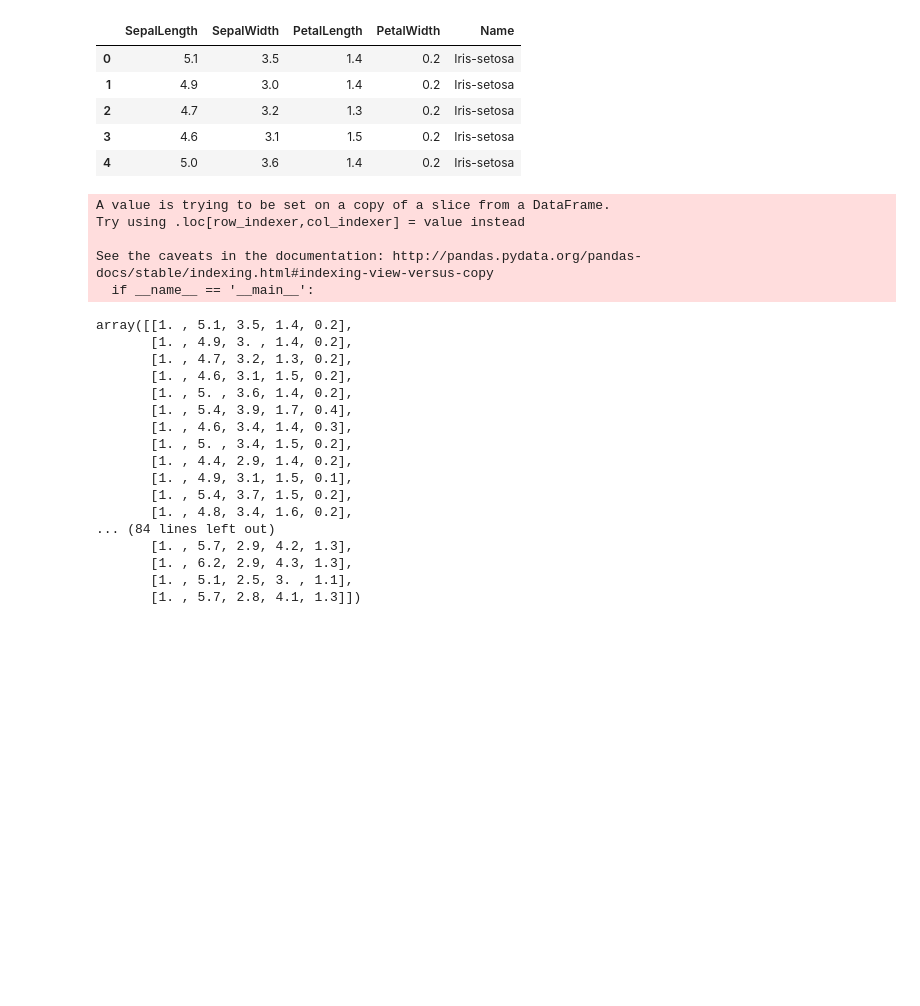
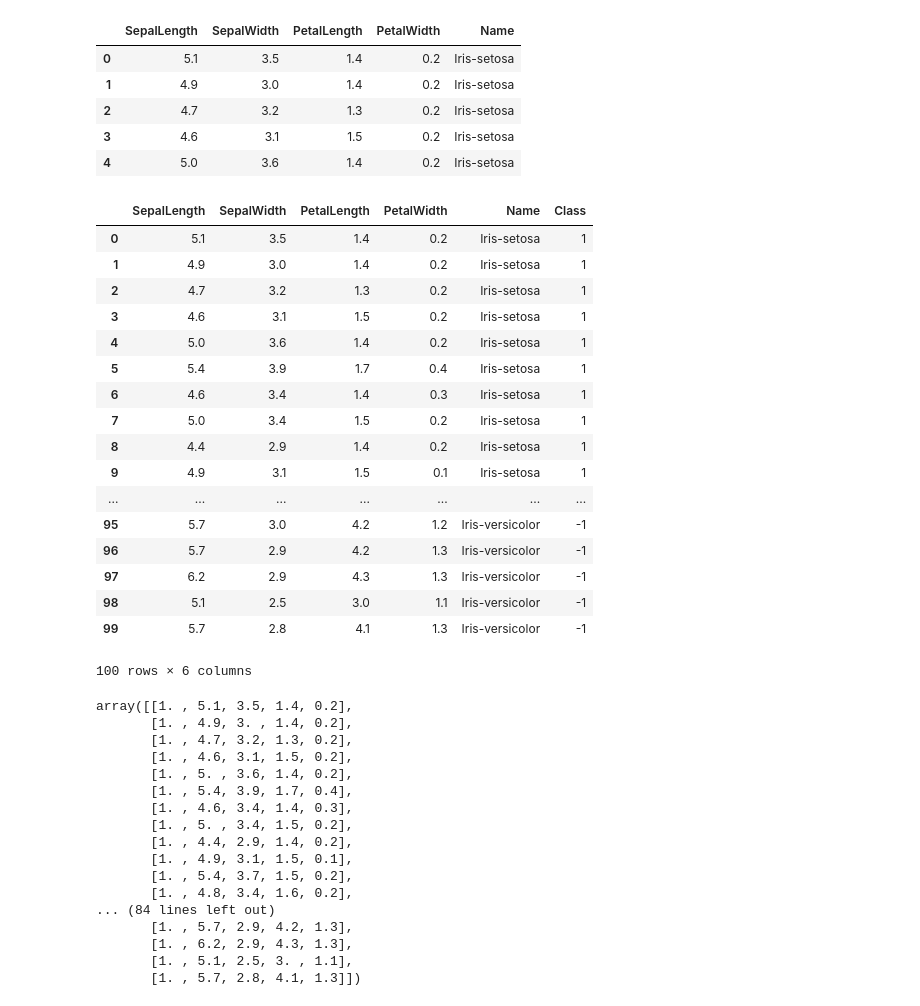
Before and after one commit to france5289/NeuralNetowrk_HM1, a Jupyter notebook: Perceptron.ipynb, the cells around one changed output. Drawn from its saved outputs; the diff is of its cells as text; code cells hidden in the pictures; blank space fills up the shorter version.

```diff
--- a/Perceptron.ipynb
+++ b/Perceptron.ipynb
@@ -17,13 +17,27 @@ test_data.head()
 | 3 | 4.6 | 3.1 | 1.5 | 0.2 | Iris-setosa |
 | 4 | 5.0 | 3.6 | 1.4 | 0.2 | Iris-setosa |
 # %%
-test_data['Class'] = np.where(test_data['Name']=='Iris-setosa', 1,-1)
+test_data = test_data.assign(Class = pd.Series(np.where(test_data['Name']=='Iris-setosa', 1,-1)))
+test_data
 # %% [output]
+|  | SepalLength | SepalWidth | PetalLength | PetalWidth | Name | Class |
+| 0 | 5.1 | 3.5 | 1.4 | 0.2 | Iris-setosa | 1 |
+| 1 | 4.9 | 3.0 | 1.4 | 0.2 | Iris-setosa | 1 |
+| 2 | 4.7 | 3.2 | 1.3 | 0.2 | Iris-setosa | 1 |
+| 3 | 4.6 | 3.1 | 1.5 | 0.2 | Iris-setosa | 1 |
+| 4 | 5.0 | 3.6 | 1.4 | 0.2 | Iris-setosa | 1 |
+| 5 | 5.4 | 3.9 | 1.7 | 0.4 | Iris-setosa | 1 |
+| 6 | 4.6 | 3.4 | 1.4 | 0.3 | Iris-setosa | 1 |
+| 7 | 5.0 | 3.4 | 1.5 | 0.2 | Iris-setosa | 1 |
+| 8 | 4.4 | 2.9 | 1.4 | 0.2 | Iris-setosa | 1 |
+| 9 | 4.9 | 3.1 | 1.5 | 0.1 | Iris-setosa | 1 |
+| ... | ... | ... | ... | ... | ... | ... |
+| 95 | 5.7 | 3.0 | 4.2 | 1.2 | Iris-versicolor | -1 |
+| 96 | 5.7 | 2.9 | 4.2 | 1.3 | Iris-versicolor | -1 |
+| 97 | 6.2 | 2.9 | 4.3 | 1.3 | Iris-versicolor | -1 |
+| 98 | 5.1 | 2.5 | 3.0 | 1.1 | Iris-versicolor | -1 |
+| 99 | 5.7 | 2.8 | 4.1 | 1.3 | Iris-versicolor | -1 |
-A value is trying to be set on a copy of a slice from a DataFrame.
-Try using .loc[row_indexer,col_indexer] = value instead
-
-See the caveats in the documentation: http://pandas.pydata.org/pandas-docs/stable/indexing.html#indexing-view-versus-copy
-  if __name__ == '__main__':
+100 rows × 6 columns
 # %%
 y = test_data['Class'].to_numpy()
 X = test_data.drop(columns=['Name', 'Class']).to_numpy()
```
Also changed, not shown: 1 other file.
